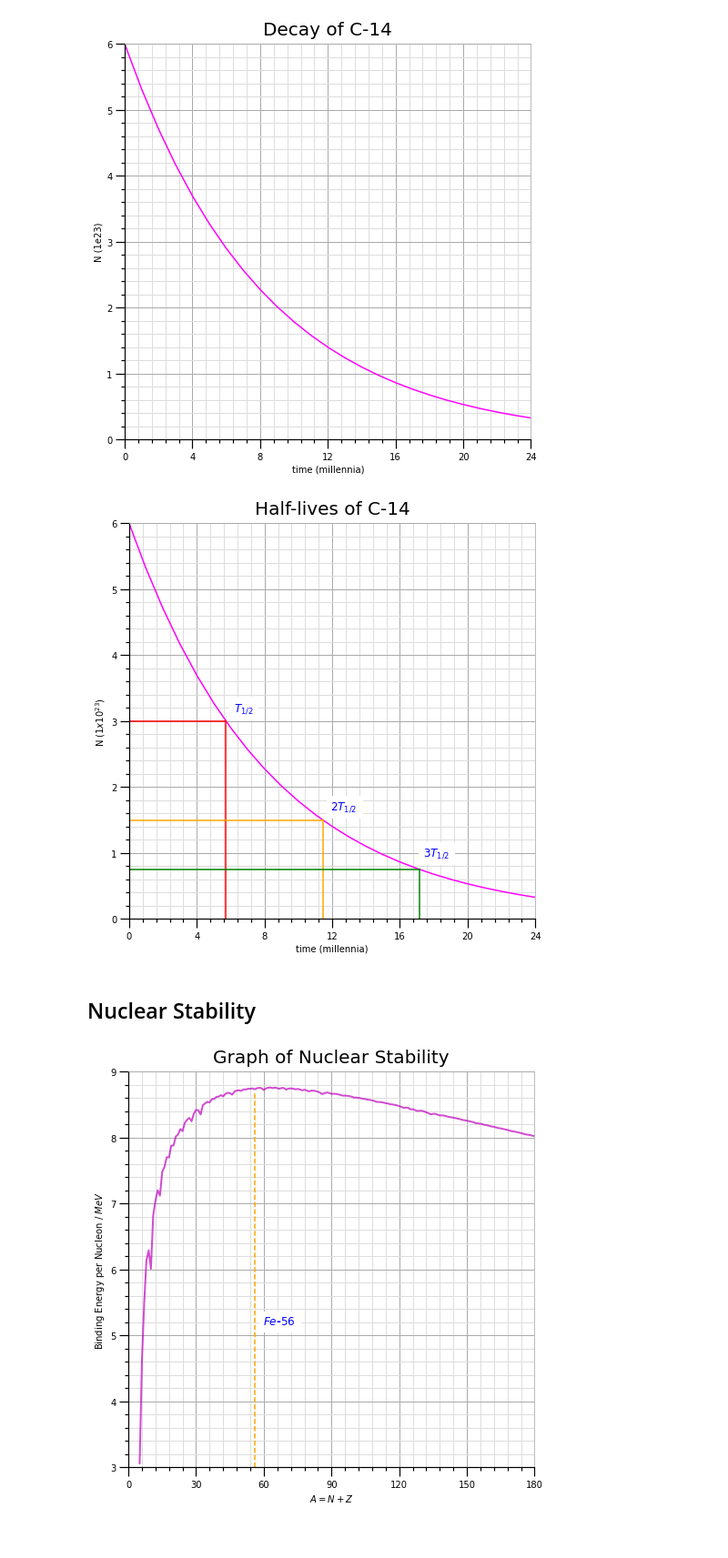
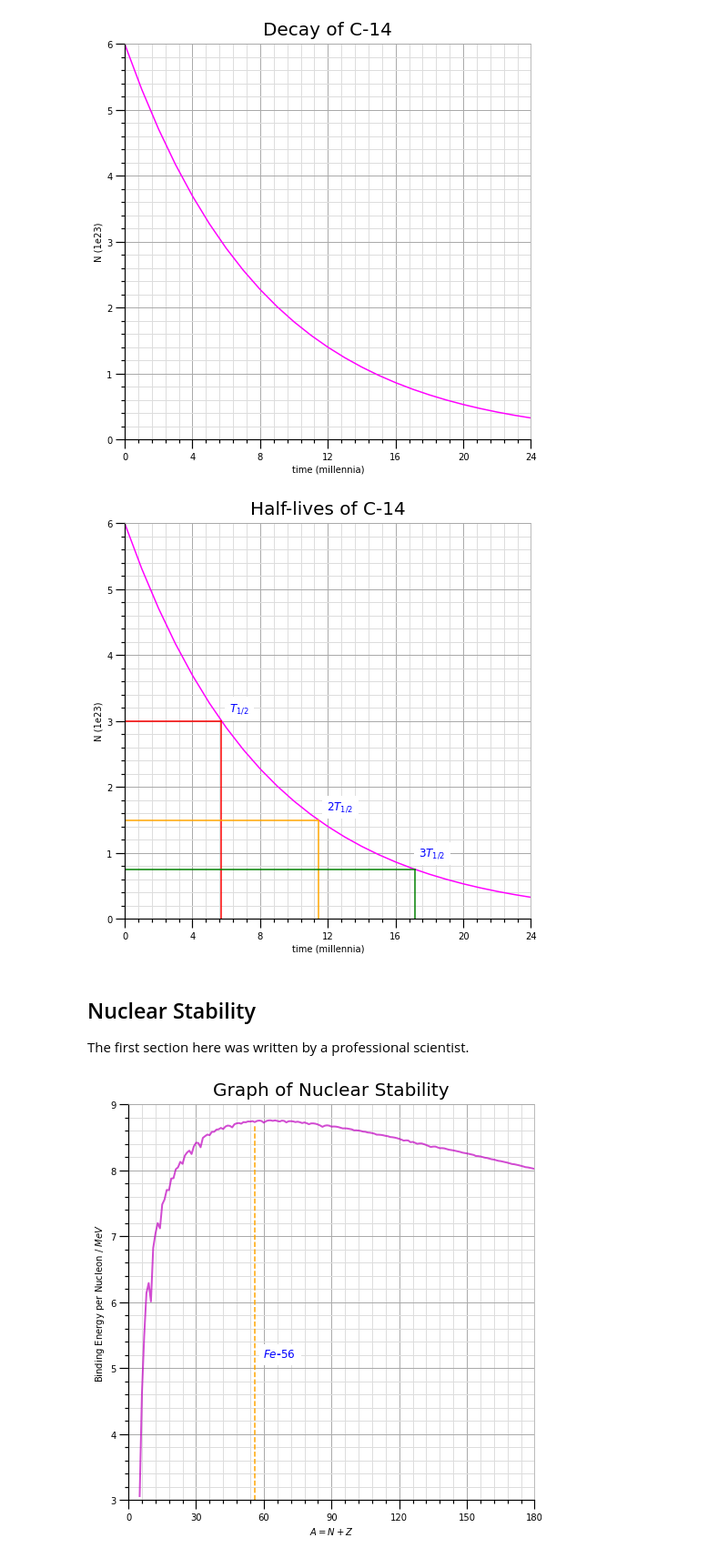
Before and after one commit to alexander-neville/docs, a Jupyter notebook: physics/calculations.ipynb, the cells around one changed output. Shown at 91% size. Drawn from its saved outputs; the diff is of its cells as text; code cells hidden in the pictures.

```diff
--- a/physics/calculations.ipynb
+++ b/physics/calculations.ipynb
@@ -108,78 +118,27 @@ plt.savefig("./images/c-14_decay.png", facecolor="#ffffff")
 # %% [output]
 [figure]
 # %%
-# setup the plot, add a figure and a set of axis
-f = plt.figure()
-f.set_figwidth(8)
-f.set_figheight(8)
-ax = f.add_subplot(1,1,1)
-
-# limits and spines
-ax.set_xlim(0,24e+3)
-ax.set_ylim(0,6e+23)
-ax.spines['top'].set_color("#aaaaaa")
-ax.spines['right'].set_color("#aaaaaa")
-ax.spines['left'].set(linewidth=1.2)
-ax.spines['bottom'].set(linewidth=1.2)
-
-
-# tick marks
-def minor_x_tick(x, pos):
-    return f""
-
-
-def minor_y_tick(y, pos):
-    return f""
-
-
-def major_x_tick(x, pos):
-    return f"{int(x  / 1000)}"
-
-
-def major_y_tick(y, pos):
-    if math.isclose(6e+23, y):
-        return "6"
-    else:
-        return f"{int(y  / 1e+23)}"
-
-
-ax.xaxis.set_major_locator(MultipleLocator(4000))
-ax.xaxis.set_minor_locator(AutoMinorLocator(5))
-ax.yaxis.set_major_locator(MultipleLocator(1e+23))
-ax.yaxis.set_minor_locator(AutoMinorLocator(5))
-ax.xaxis.set_minor_formatter(minor_x_tick)
-ax.xaxis.set_major_formatter(major_x_tick)
-ax.yaxis.set_minor_formatter(minor_y_tick)
-ax.yaxis.set_major_formatter(major_y_tick)
-
-ax.tick_params(which='minor', width=1.2, length=4, color="#000000")
-ax.tick_params(which='major', width=1.2, length=10, color="#000000")
-ax.grid(which="major", linewidth=1, color='#aaaaaa', linestyle="-")
-ax.grid(which="minor", linewidth=1, color='#dddddd', linestyle="-")
-
-ax.set_title("Half-lives of C-14", fontsize=20, verticalalignment='bottom')
-ax.set_xlabel("time (millennia)")
-ax.set_ylabel("N ($1 x 10^{23}$)")
+f, ax = create_graph()
+setup_axis(ax, 24e+3, 6e+23)
+setup_ticks(ax, 4000, 1e+23, major_x_tick, major_y_tick, minor_x_tick, minor_y_tick)
+setup_labels(ax, "Half-lives of C-14", "time (millennia)", "N (1e23)")
 
 t_vals = np.arange(25) * 1000
 N_vals = [exp_decay(N0, dec_const, i * 365.25 * 24 * 3600) for i in t_vals]
 ax.plot(t_vals, N_vals, color="magenta")
 ax.plot([0, t_half_yrs], [exp_decay(N0, dec_const, t_half_sec), exp_decay(N0, dec_const, t_half_sec)], color="red")
 ax.plot([t_half_yrs, t_half_yrs], [exp_decay(N0, dec_const, t_half_sec), 0], color="red")
 ax.plot([0, t_half_yrs * 2], [exp_decay(N0, dec_const, t_half_sec) / 2, exp_decay(N0, dec_const, t_half_sec) / 2], color="orange")
 ax.plot([t_half_yrs * 2, t_half_yrs * 2], [exp_decay(N0, dec_const, t_half_sec) / 2, 0], color="orange")
-
 ax.plot([0, t_half_yrs * 3], [exp_decay(N0, dec_const, t_half_sec) / 4, exp_decay(N0, dec_const, t_half_sec) / 4], color="green")
 ax.plot([t_half_yrs * 3, t_half_yrs * 3], [exp_decay(N0, dec_const, t_half_sec) / 4, 0], color="green")
-
 text(6.75e3, 3.3e23, "$T_{1/2}$")
 text(12.7e3, 1.8e23, "$2T_{1/2}$")
 text(18.15e3, 1.1e23, "$3T_{1/2}$")
-
-
-
 plt.savefig("./images/c-14_t_half.png", facecolor="#ffffff")
 # %% [output]
-[figure, old version]
+[figure, new version]
 # %% [markdown]
 ## Nuclear Stability
+
+The first section here was written by a professional scientist.
```
Also changed, not shown: parts of 12 cells of this notebook.
